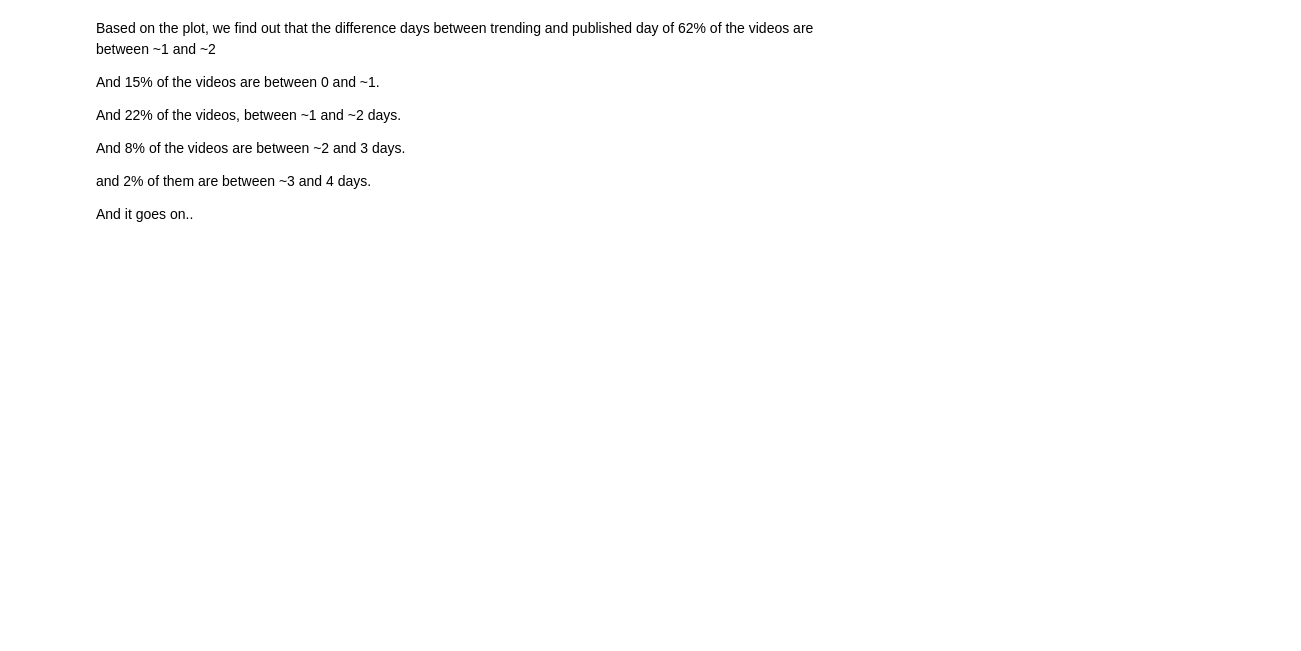
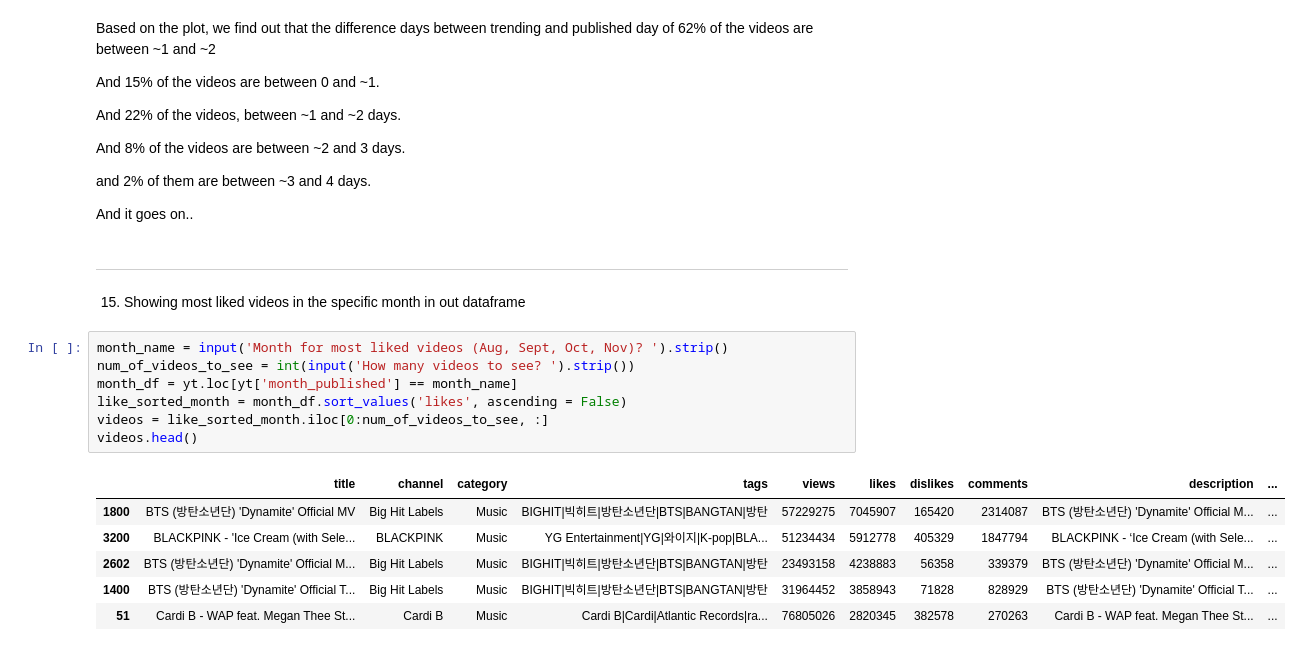
Before and after one commit to mehtee/Youtube_analysis_project, a Jupyter notebook: project.ipynb, the cells around one changed output. Saved outputs shown, nothing was run; the diff lists cells and outputs as text; blank space fills up the shorter version.

```diff
--- a/project.ipynb
+++ b/project.ipynb
@@ -331,3 +331,20 @@ And 8% of the videos are between ~2 and 3 days.
 and 2% of them are between ~3 and 4 days.
 
 And it goes on..
+# %% [markdown]
+----------------------------
+15. Showing most liked videos in the specific month in out dataframe
+# %%
+month_name = input('Month for most liked videos (Aug, Sept, Oct, Nov)? ').strip()
+num_of_videos_to_see = int(input('How many videos to see? ').strip())
+month_df = yt.loc[yt['month_published'] == month_name]
+like_sorted_month = month_df.sort_values('likes', ascending = False)
+videos = like_sorted_month.iloc[0:num_of_videos_to_see, :]
+videos.head()
+# %% [output]
+|  | title | channel | category | tags | views | likes | dislikes | comments | description | ... |
+| 1800 | BTS (방탄소년단) 'Dynamite' Official MV | Big Hit Labels | Music | BIGHIT|빅히트|방탄소년단|BTS|BANGTAN|방탄 | 57229275 | 7045907 | 165420 | 2314087 | BTS (방탄소년단) 'Dynamite' Official M... | ... |
+| 3200 | BLACKPINK - 'Ice Cream (with Sele... | BLACKPINK | Music | YG Entertainment|YG|와이지|K-pop|BLA... | 51234434 | 5912778 | 405329 | 1847794 | BLACKPINK - ‘Ice Cream (with Sele... | ... |
+| 2602 | BTS (방탄소년단) 'Dynamite' Official M... | Big Hit Labels | Music | BIGHIT|빅히트|방탄소년단|BTS|BANGTAN|방탄 | 23493158 | 4238883 | 56358 | 339379 | BTS (방탄소년단) 'Dynamite' Official M... | ... |
+| 1400 | BTS (방탄소년단) 'Dynamite' Official T... | Big Hit Labels | Music | BIGHIT|빅히트|방탄소년단|BTS|BANGTAN|방탄 | 31964452 | 3858943 | 71828 | 828929 | BTS (방탄소년단) 'Dynamite' Official T... | ... |
+| 51 | Cardi B - WAP feat. Megan Thee St... | Cardi B | Music | Cardi B|Cardi|Atlantic Records|ra... | 76805026 | 2820345 | 382578 | 270263 | Cardi B - WAP feat. Megan Thee St... | ... |
```
Also changed, not shown: parts of 9 cells of this notebook.
